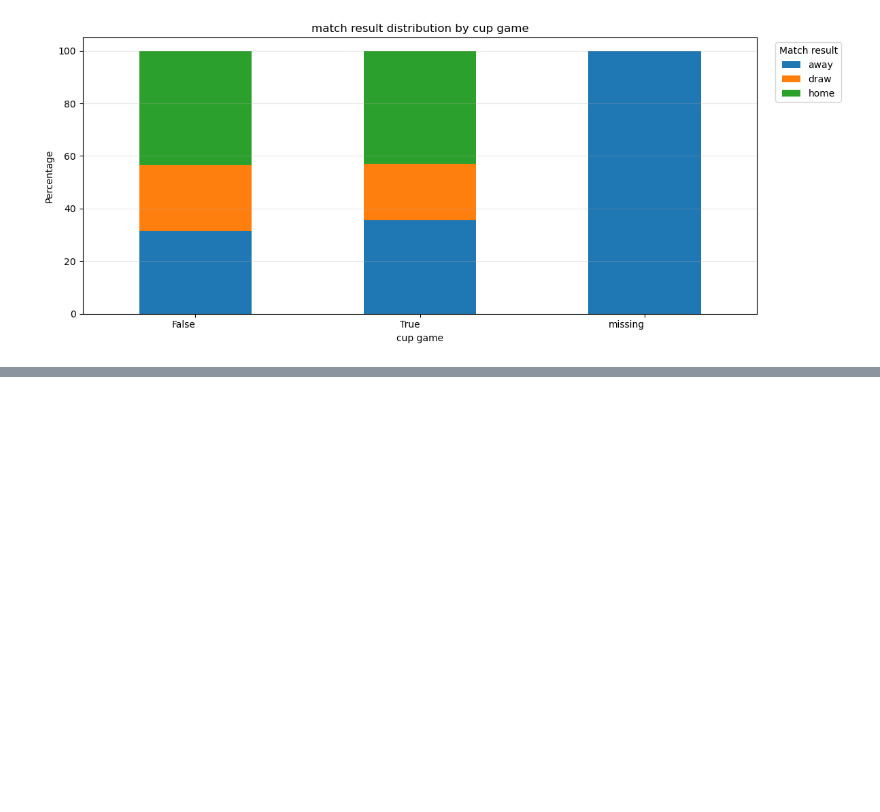
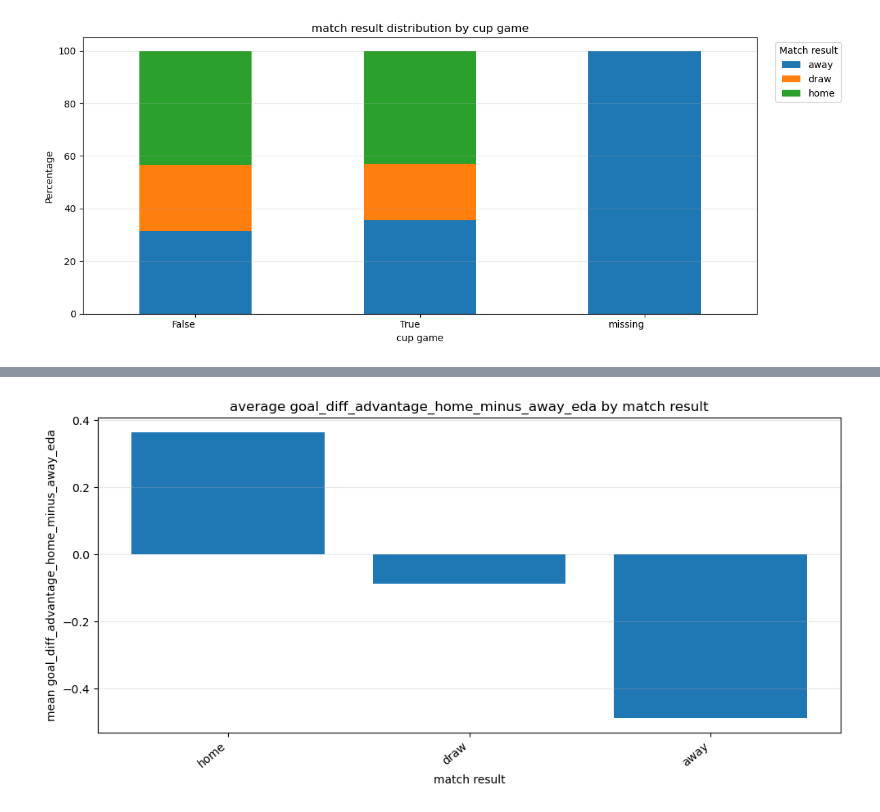
Before and after one commit to Aihan-2005/AiWithPython, a Jupyter notebook: Football_Match_Prediction/main.ipynb, the cells around one changed output, grey strips where cells are left out. Drawn from its saved outputs; the diff is of its cells as text; code cells hidden in the pictures; blank space fills up the shorter version.

```diff
--- a/Football_Match_Prediction/main.ipynb
+++ b/Football_Match_Prediction/main.ipynb
@@ -1906,0 +3040,80 @@ saved figure:c:\Users\mojta_tok6stl\OneDrive\Desktop\learning_ai\Football_Match_
+# %%
+
+form_target_summary_rows = []
+
+for feature in eda_form_features:
+    if feature  not in eda_df.columns:
+        continue
+
+    feature_summary = (
+        eda_df
+        .groupby(TARGET_COL,dropna=False)[feature]
+        .agg(
+            count = 'count',
+            missing_count = lambda x: int(x.isna().sum()),
+            mean='mean',
+            median = 'median',
+            std = 'std',
+            min = 'min',
+            max = 'max'
+        ).reset_index()
+    )
+
+    feature_summary.insert(0,'feature',feature)
+    form_target_summary_rows.append(feature_summary)
+
+if form_target_summary_rows:
+    form_target_summary = pd.concat(form_target_summary_rows,ignore_index=True)
+
+    display(form_target_summary)
+
+    safe_save_csv(
+        form_target_summary,
+        'form_features_by_target_summary.csv',
+        index=False
+    )
+
+
+    selected_form_features_to_plot = [
+        'goal_diff_advantage_home_minus_away_eda',
+        'rating_advantage_home_minus_away_eda',
+        'recent_opponent_strnght_diff_home_minus_away_eda',
+        'home_goal_diff_last5_eda',
+        'away_goal_diff_last5_eda',
+        'home_avg_goals_scored_last5_eda',
+        'away_avg_goals_scored_last5_eda',
+        "home_avg_goals_conceded_last5_eda",
+        "away_avg_goals_conceded_last5_eda"
+    ]
+
+
+    for feature in selected_form_features_to_plot:
+        if feature not in eda_df.columns:
+            continue
+
+        target_means = (
+            eda_df
+            .groupby(TARGET_COL,dropna=False)[feature]
+            .mean()
+            .sort_values(ascending=False)
+        )
+
+
+        if target_means.notna().sum() <2 :
+            print(f'skipped plot for {feature}: not enough valid target means')
+            continue
+
+
+        plot_bar(
+            target_means,
+            title=f'average {feature} by match result',
+            xlabel='match result',
+            ylabel=f'mean {feature}',
+            filename=f'11_{feature}_by_match_reuslt.png',
+            rotation=40
+        )
+
+
+else:
+    print('no form features were available for target-level summary')
+# %% [output]
@@ -1906,0 +3139 @@ saved figure:c:\Users\mojta_tok6stl\OneDrive\Desktop\learning_ai\Football_Match_
+[figure, added]
```
Also changed, not shown: parts of 13 cells of this notebook, 27 other files.
